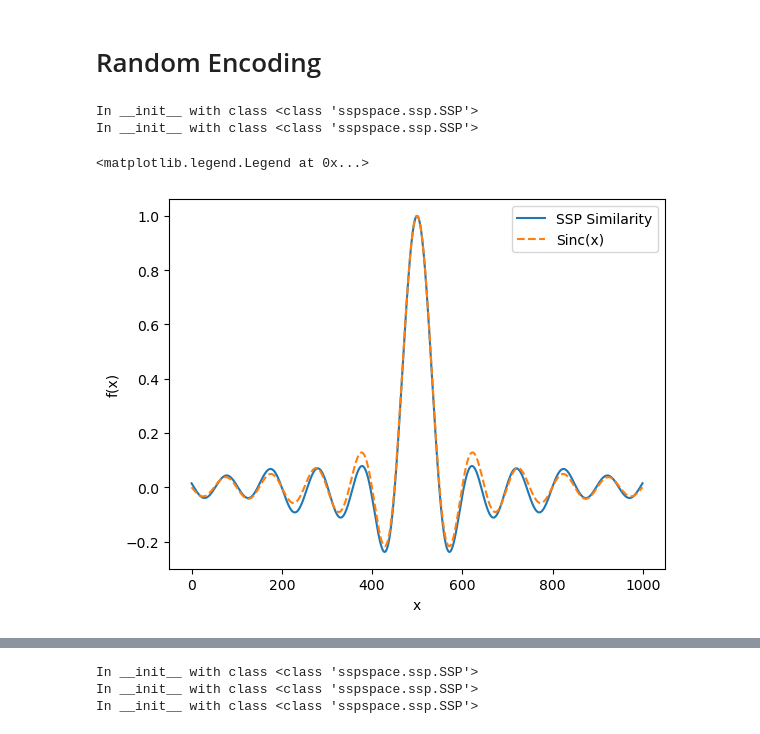
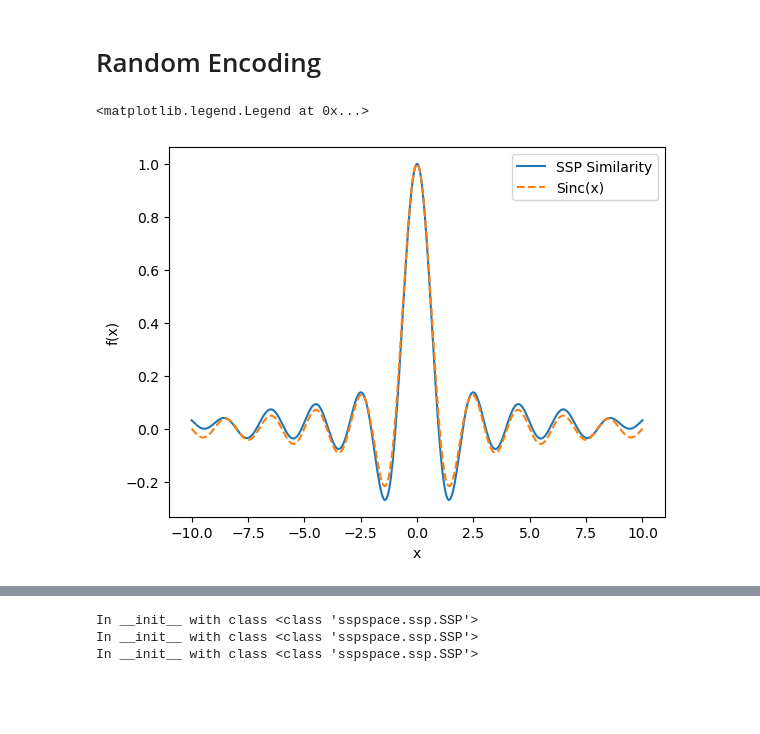
Before and after one commit to ctn-waterloo/sspspace, a Jupyter notebook: notebooks/SSP Space Demo.ipynb, the cells around one changed output, grey strips where cells are left out. Cells and saved outputs as stored; diff of their text form; code cells hidden in the pictures; blank space fills up the shorter version.

```diff
--- a/notebooks/SSP Space Demo.ipynb
+++ b/notebooks/SSP Space Demo.ipynb
@@ -11,26 +11,24 @@ import sspspace
 # %%
 xs = np.linspace(-10,10,1000).reshape((-1,1))
 rand_encoder = sspspace.RandomSSPSpace(domain_dim=1,ssp_dim=1024*2)
 
 query_xs_ssp = rand_encoder.encode(xs)
 origin_ssp = rand_encoder.encode([[0]])
 
 sims = query_xs_ssp | origin_ssp
 true_sims = np.sinc(xs)
 
 error = np.mean(np.power(sims-true_sims, 2))
 
 assert error < 0.01, f'Expected error of 0.01, got {error}'
-plt.plot(sims, label='SSP Similarity')
-plt.plot(true_sims, ls='--', label='Sinc(x)')
+plt.plot(xs, sims, label='SSP Similarity')
+plt.plot(xs, true_sims, ls='--', label='Sinc(x)')
 plt.xlabel('x')
 plt.ylabel('f(x)')
 plt.legend()
 # %% [output]
-In __init__ with class <class 'sspspace.ssp.SSP'>
-In __init__ with class <class 'sspspace.ssp.SSP'>
+<matplotlib.legend.Legend at 0x...>
-<matplotlib.legend.Legend at 0x...>
-[figure, old version]
+[figure, new version]
 # %%
 test_xs_ssp = rand_encoder.encode(np.linspace(-5,15,1000).reshape((-1,1)))
 sims_2d = query_xs_ssp | test_xs_ssp
```
Also changed, not shown: parts of 9 cells of this notebook, 1 other file.
